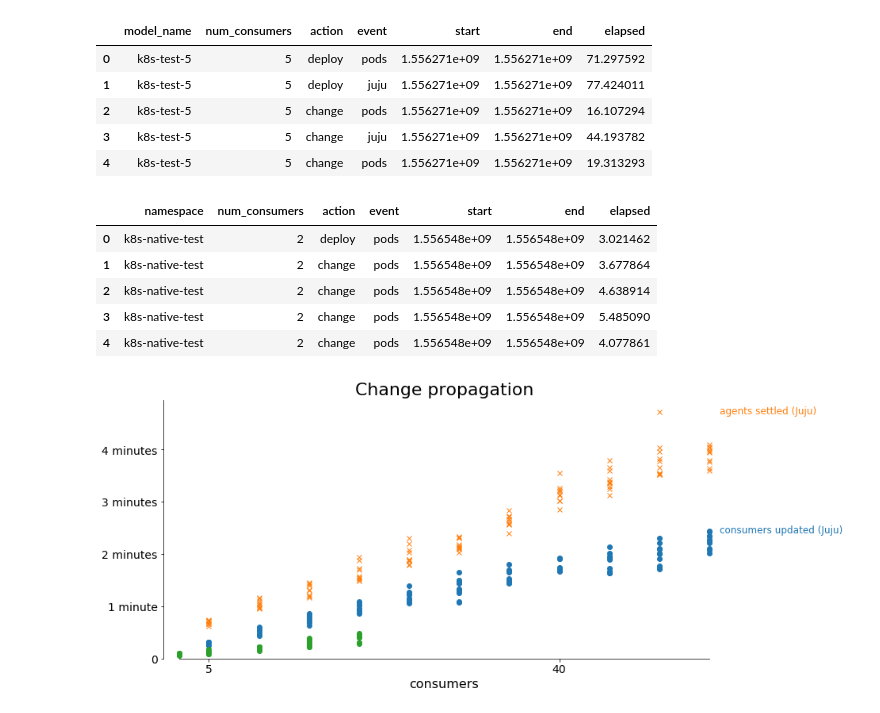
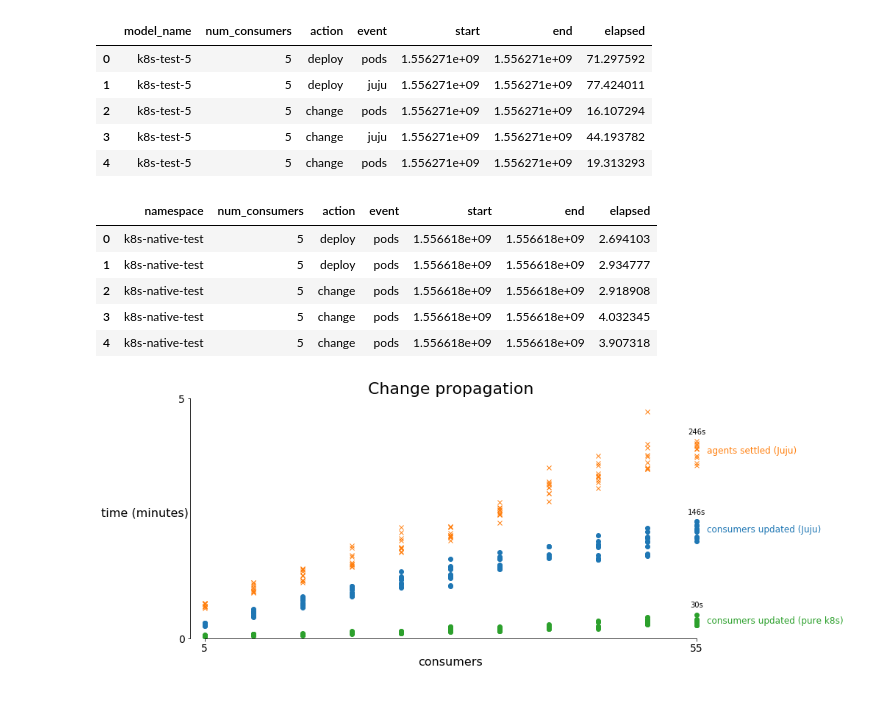
Before and after one commit to IBCNServices/kubernetes-relationships-results, a Jupyter notebook: base-url-change-propagation.ipynb, the cells around one changed output. Cells and saved outputs as stored; diff of their text form; code cells hidden in the pictures.

Commit message:
k8s native tests

```diff
--- a/base-url-change-propagation.ipynb
+++ b/base-url-change-propagation.ipynb
@@ -26,14 +26,16 @@ k8s_data = pandas.read_csv(
     comment="#"
 )
 
+k8s_data = k8s_data[k8s_data.num_consumers < 60]
+
 k8s_data.head()
 # %% [output]
 |  | namespace | num_consumers | action | event | start | end | elapsed |
-| 0 | k8s-native-test | 2 | deploy | pods | 1.556548e+09 | 1.556548e+09 | 3.021462 |
-| 1 | k8s-native-test | 2 | change | pods | 1.556548e+09 | 1.556548e+09 | 3.677864 |
-| 2 | k8s-native-test | 2 | change | pods | 1.556548e+09 | 1.556548e+09 | 4.638914 |
-| 3 | k8s-native-test | 2 | change | pods | 1.556548e+09 | 1.556548e+09 | 5.485090 |
-| 4 | k8s-native-test | 2 | change | pods | 1.556548e+09 | 1.556548e+09 | 4.077861 |
+| 0 | k8s-native-test | 5 | deploy | pods | 1.556618e+09 | 1.556618e+09 | 2.694103 |
+| 1 | k8s-native-test | 5 | deploy | pods | 1.556618e+09 | 1.556618e+09 | 2.934777 |
+| 2 | k8s-native-test | 5 | change | pods | 1.556618e+09 | 1.556618e+09 | 2.918908 |
+| 3 | k8s-native-test | 5 | change | pods | 1.556618e+09 | 1.556618e+09 | 4.032345 |
+| 4 | k8s-native-test | 5 | change | pods | 1.556618e+09 | 1.556618e+09 | 3.907318 |
 # %%
 import numpy as np
 from datetime import timedelta
@@ -75,7 +77,6 @@ changedatap_juju = juju_data[(juju_data["action"]=="change") & (juju_data['event
 changedataj_juju = juju_data[(juju_data["action"]=="change") & (juju_data['event'] == "juju")]
 deploydatap_juju = juju_data[(juju_data["action"]=="deploy") & (juju_data['event'] == "pods")]
 deploydataj_juju = juju_data[(juju_data["action"]=="deploy") & (juju_data['event'] == "juju")]
-
 changedata_k8s = k8s_data[(k8s_data["action"]=="change") & (k8s_data['event'] == "pods")]
 
 def create_multiple_soy_clusters():
@@ -83,47 +84,69 @@ def create_multiple_soy_clusters():
 
     ax.set_title("Change propagation", fontsize=22)
     ax.set_xlabel("consumers")
-#     ax.set_xticks(range(0, 50, 5))
-    ax.set_xticks([5, 40])
-    ax.set_yticks(np.arange(0, 5, 1))
-    ax.set_yticklabels(["0", "1 minute", "2 minutes", "3 minutes", "4 minutes"])
+    ax.set_yticks([0,5])
+    ax.set_ylabel("time (minutes)", rotation='horizontal', labelpad=45)
+#     ax.set_ylabel('abc', rotation=0, fontsize=20, labelpad=20)
+#     plt.margins(4)
+#     ax.set_yticklabels(["0 minutes", "5 minutes"])
 
     pods_juju_plot = ax.plot(
         changedatap_juju['num_consumers'], changedatap_juju['elapsed']/60,'o',
         clip_on=False,
     )
     agents_plot = ax.plot(
         changedataj_juju['num_consumers'], changedataj_juju['elapsed']/60,'x',
         clip_on=False,
     )
     pods_k8s_plot = ax.plot(
         changedata_k8s['num_consumers'], changedata_k8s['elapsed']/60,'o',
         clip_on=False,
     )
 
-#     pods_k8s = ax.plot(
-#         changedataj['num_consumers'], changedataj['elapsed']/60,'x',
-#         clip_on=False,
-#     )
-
-
     xs = []
     [xs.extend(l.get_xdata()) for l in ax.lines]
     xmax = max(xs)
     xmin = min(xs)
 
-    plt.text(xmax+1, max(changedatap_juju['elapsed'])/60-0.03, 'consumers updated (Juju)', fontsize=12, color=pods_juju_plot[0].get_color())
-    plt.text(xmax+1, max(changedataj_juju['elapsed'])/60-0.03, 'agents settled (Juju)', fontsize=12, color=agents_plot[0].get_color())
+    import statistics
+
+    plt.text(xmax+1, statistics.mean(changedatap_juju[changedatap_juju['num_consumers'] == xmax]['elapsed'])/60-0.03, 'consumers updated (Juju)', fontsize=12, color=pods_juju_plot[0].get_color())
+    plt.text(xmax+1, statistics.mean(changedataj_juju[changedataj_juju['num_consumers'] == xmax]['elapsed'])/60-0.03, 'agents settled (Juju)', fontsize=12, color=agents_plot[0].get_color())
+    plt.text(xmax+1, statistics.mean(changedata_k8s[changedata_k8s['num_consumers'] == xmax]['elapsed'])/60-0.03, 'consumers updated (pure k8s)', fontsize=12, color=pods_k8s_plot[0].get_color())
+
+
+    ax.annotate(
+        '{}s'.format(round(max(changedatap_juju[changedatap_juju['num_consumers'] == xmax]['elapsed']))),
+        (xmax, 0.15 + max(changedatap_juju[changedatap_juju['num_consumers'] == xmax]['elapsed'])/60),
+        ha='center')
+    ax.annotate(
+        '{}s'.format(round(max(changedataj_juju[changedataj_juju['num_consumers'] == xmax]['elapsed']))),
+        (xmax, 0.15 + max(changedataj_juju[changedataj_juju['num_consumers'] == xmax]['elapsed'])/60),
+        ha='center')
+    ax.annotate(
+        '{}s'.format(round(max(changedata_k8s[changedata_k8s['num_consumers'] == xmax]['elapsed']))),
+        (xmax, 0.15 + max(changedata_k8s[changedata_k8s['num_consumers'] == xmax]['elapsed'])/60),
+        ha='center')
+
+#     ax.annotate('{} minutes'.format(round(max(changedatap_juju[changedatap_juju['num_consumers'] == xmax]['elapsed'])/60)),
+#                 xy=(xmax, max(changedatap_juju[changedatap_juju['num_consumers'] == xmax]['elapsed'])/60),
+#                 xycoords='data',
+#                 xytext=(-40, 30), textcoords='offset points',
+#                 arrowprops=dict(arrowstyle="->"))
+
+
+
+    ax.set_xticks([xmin, xmax])
 
 
     ax.set_xlim(left=xmin, right=xmax)
-    ax.set_ylim(bottom=0)
+    ax.set_ylim(bottom=0, top=5)
     ax.spines['left'].set_position(('outward', 20))
 
     # Save the plot to a file
-    # fig.savefig("multiple_soy_clusters.png", bbox_inches="tight")
-#     fig.savefig("multiple_soy_clusters.tiff", bbox_inches="tight", dpi=300)
+    fig.savefig("base_url_propagation.png", bbox_inches="tight")
+    fig.savefig("base_url_propagation.tiff", bbox_inches="tight", dpi=300)
     fig.show()
 create_multiple_soy_clusters()
 # %% [output]
-[figure, old version]
+[figure, new version]
```
Also changed, not shown: parts of 4 cells of this notebook, 5 other files.
